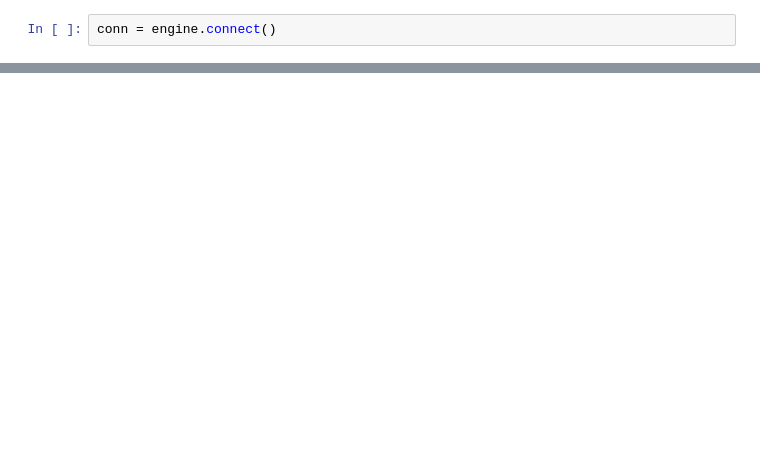
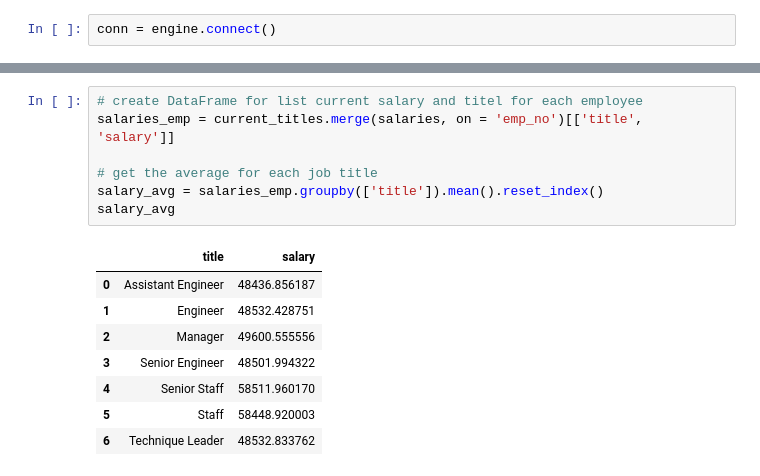
Before and after one commit to chienyuanhung/sql_data_analysis, a Jupyter notebook: sql_data_analysis.ipynb, the cells around one changed output, grey strips where cells are left out. Drawn from its saved outputs; the diff is of its cells as text; blank space fills up the shorter version.

```diff
--- a/sql_data_analysis.ipynb
+++ b/sql_data_analysis.ipynb
@@ -38,0 +54,16 @@ salaries
+# %%
+# create DataFrame for list current salary and titel for each employee
+salaries_emp = current_titles.merge(salaries, on = 'emp_no')[['title', 'salary']]
+
+# get the average for each job title
+salary_avg = salaries_emp.groupby(['title']).mean().reset_index()
+salary_avg
+# %% [output]
+|  | title | salary |
+| 0 | Assistant Engineer | 48436.856187 |
+| 1 | Engineer | 48532.428751 |
+| 2 | Manager | 49600.555556 |
+| 3 | Senior Engineer | 48501.994322 |
+| 4 | Senior Staff | 58511.960170 |
+| 5 | Staff | 58448.920003 |
+| 6 | Technique Leader | 48532.833762 |
```
Also changed, not shown: parts of 8 cells of this notebook, 1 other file.
